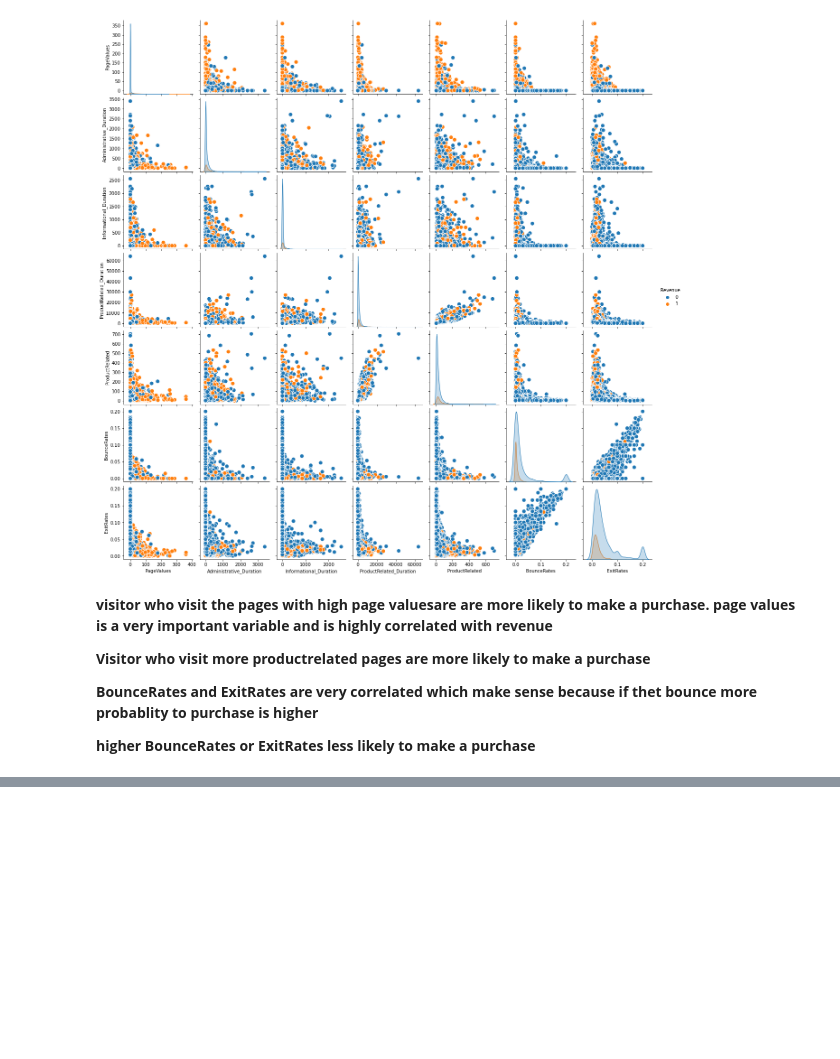
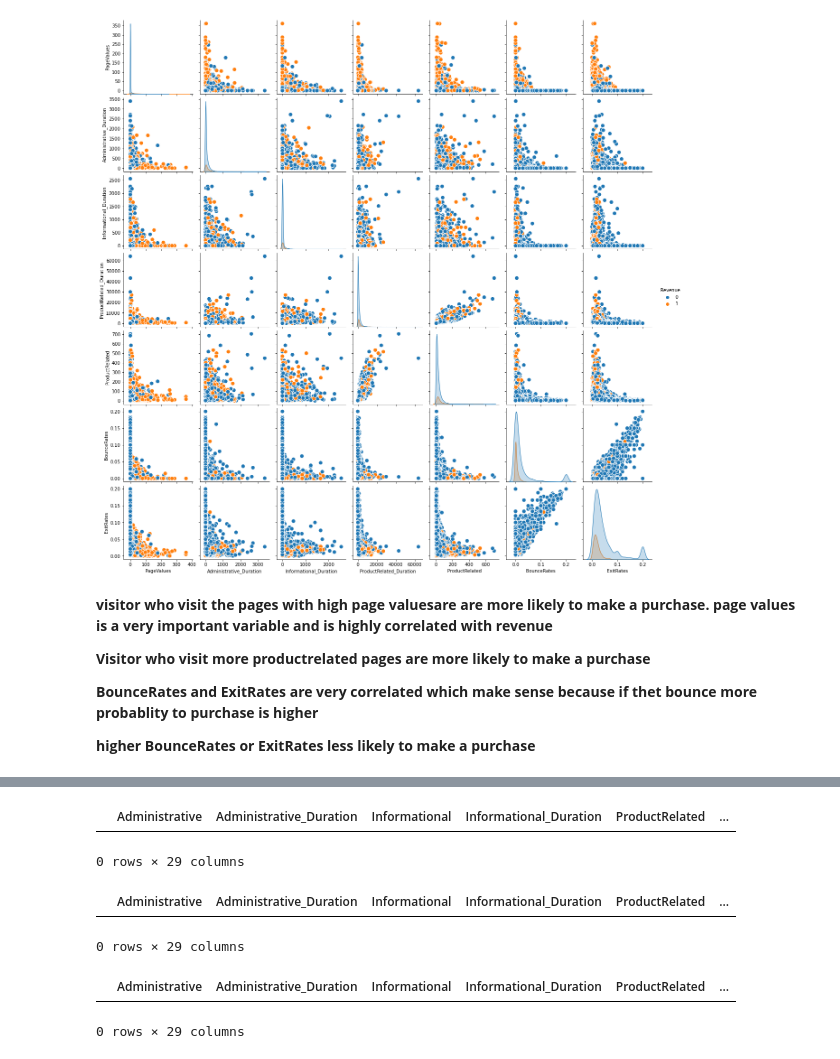
Before and after one commit to lfakhraei/AIcadium_Data, a Jupyter notebook: Data Exploration.ipynb, the cells around one changed output, grey strips where cells are left out. Saved outputs shown, nothing was run; the diff lists cells and outputs as text; code cells hidden in the pictures; blank space fills up the shorter version.

```diff
--- a/Data Exploration.ipynb
+++ b/Data Exploration.ipynb
@@ -216,0 +229,15 @@ df.head()
+# %%
+df[(df['Administrative']<1) & (df['Administrative_Duration']>0)]
+# %% [output]
+|  | Administrative | Administrative_Duration | Informational | Informational_Duration | ProductRelated | ... |
+0 rows × 29 columns
+# %%
+df[(df['ProductRelated']<1) & (df['ProductRelated_Duration']>0)]
+# %% [output]
+|  | Administrative | Administrative_Duration | Informational | Informational_Duration | ProductRelated | ... |
+0 rows × 29 columns
+# %%
+df[(df['Informational']<1) & (df['Informational_Duration']>0)]
+# %% [output]
+|  | Administrative | Administrative_Duration | Informational | Informational_Duration | ProductRelated | ... |
+0 rows × 29 columns
```
Also changed, not shown: parts of 9 cells of this notebook, 1 other file.
